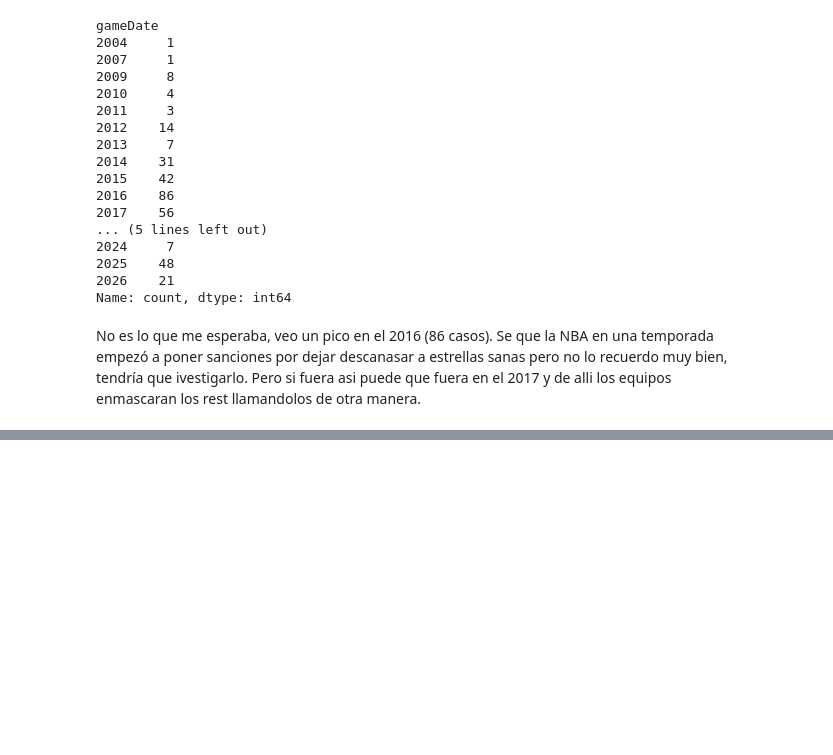
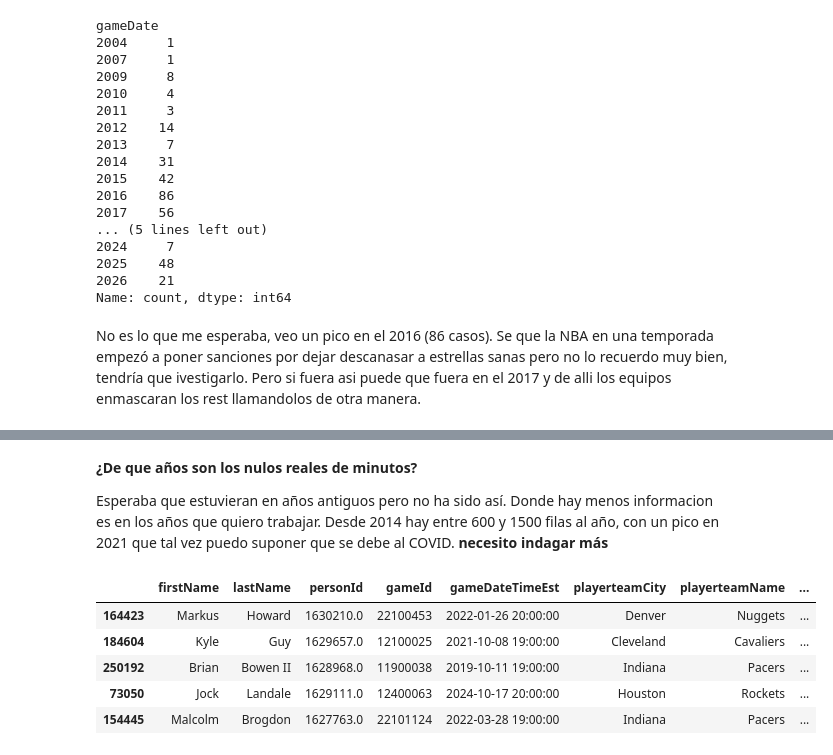
Before and after one commit to andreaga-pixel/NBA-dsci-AGA, a Jupyter notebook: project/notebooks/01-exploracion-datasetNBA.ipynb, the cells around one changed output, grey strips where cells are left out. Cells and saved outputs as stored; diff of their text form; code cells hidden in the pictures; blank space fills up the shorter version.

Commit message:
feat(project): check date coverage, game types and duplicates

```diff
--- a/project/notebooks/01-exploracion-datasetNBA.ipynb
+++ b/project/notebooks/01-exploracion-datasetNBA.ipynb
@@ -517,0 +522,7 @@ No es lo que me esperaba, veo un pico en el 2016 (86 casos). Se que la NBA en un
+# %%
+#Para mirar las fechas hay que convertirlas ya que datetime esta en tipo str
+#convierto gameDate a fecha en una variable nueva para que no se me modifique la original
+fechas = pd.to_datetime(player_stats["gameDate"], errors="coerce") #errors="coerce" convierte a NaT los que no se puedan convertir
+
+print("Primer partido:", fechas.min())
+print("Último partido:", fechas.max())
@@ -517,0 +542,5 @@ No es lo que me esperaba, veo un pico en el 2016 (86 casos). Se que la NBA en un
+# %%
+# Filas sin minutos y sin comentario (nulos reales),
+# contadas por año
+nulos_reales = player_stats["numMinutes"].isna() & player_stats["comment"].isna()
+fechas[nulos_reales].dt.year.value_counts().sort_index()
@@ -517,0 +565,14 @@ No es lo que me esperaba, veo un pico en el 2016 (86 casos). Se que la NBA en un
+# %% [markdown]
+**¿De que años son los nulos reales de minutos?**
+
+Esperaba que estuvieran en años antiguos pero no ha sido así. Donde hay menos informacion es en los años que quiero trabajar. Desde 2014 hay entre 600 y 1500 filas al año, con un pico en 2021 que tal vez puedo suponer que se debe al COVID. **necesito indagar más**
+# %%
+# 5 ejemplos de nulos reales en mis temporadas, para ver qué tienen en las demás columnas
+player_stats.loc[nulos_reales & (fechas >= "2015-10-01")].sample(5)
+# %% [output]
+|  | firstName | lastName | personId | gameId | gameDateTimeEst | playerteamCity | playerteamName | ... |
+| 164423 | Markus | Howard | 1630210.0 | 22100453 | 2022-01-26 20:00:00 | Denver | Nuggets | ... |
+| 184604 | Kyle | Guy | 1629657.0 | 12100025 | 2021-10-08 19:00:00 | Cleveland | Cavaliers | ... |
+| 250192 | Brian | Bowen II | 1628968.0 | 11900038 | 2019-10-11 19:00:00 | Indiana | Pacers | ... |
+| 73050 | Jock | Landale | 1629111.0 | 12400063 | 2024-10-17 20:00:00 | Houston | Rockets | ... |
+| 154445 | Malcolm | Brogdon | 1627763.0 | 22101124 | 2022-03-28 19:00:00 | Indiana | Pacers | ... |
```
Also changed, not shown: parts of 21 cells of this notebook.
